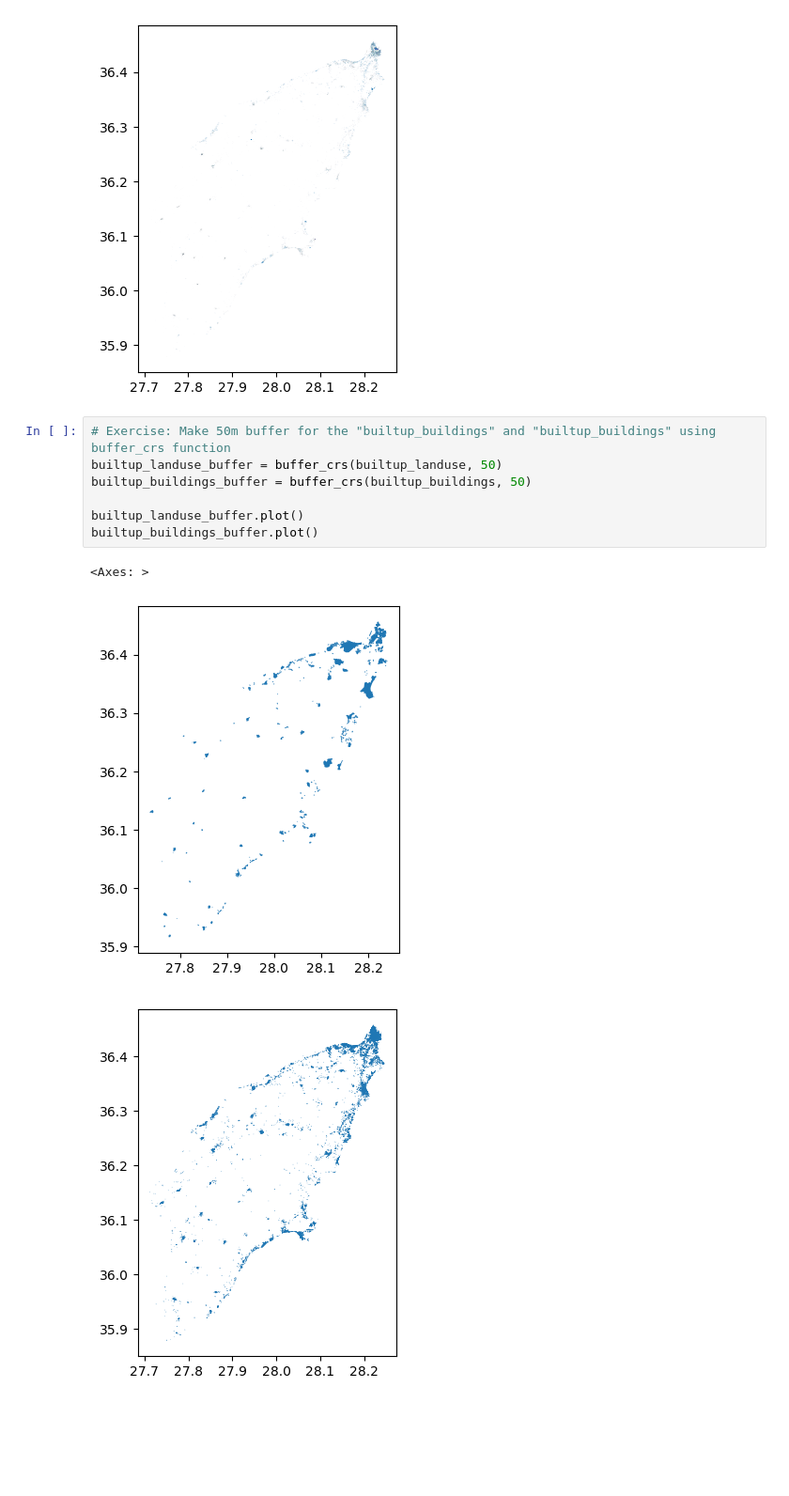
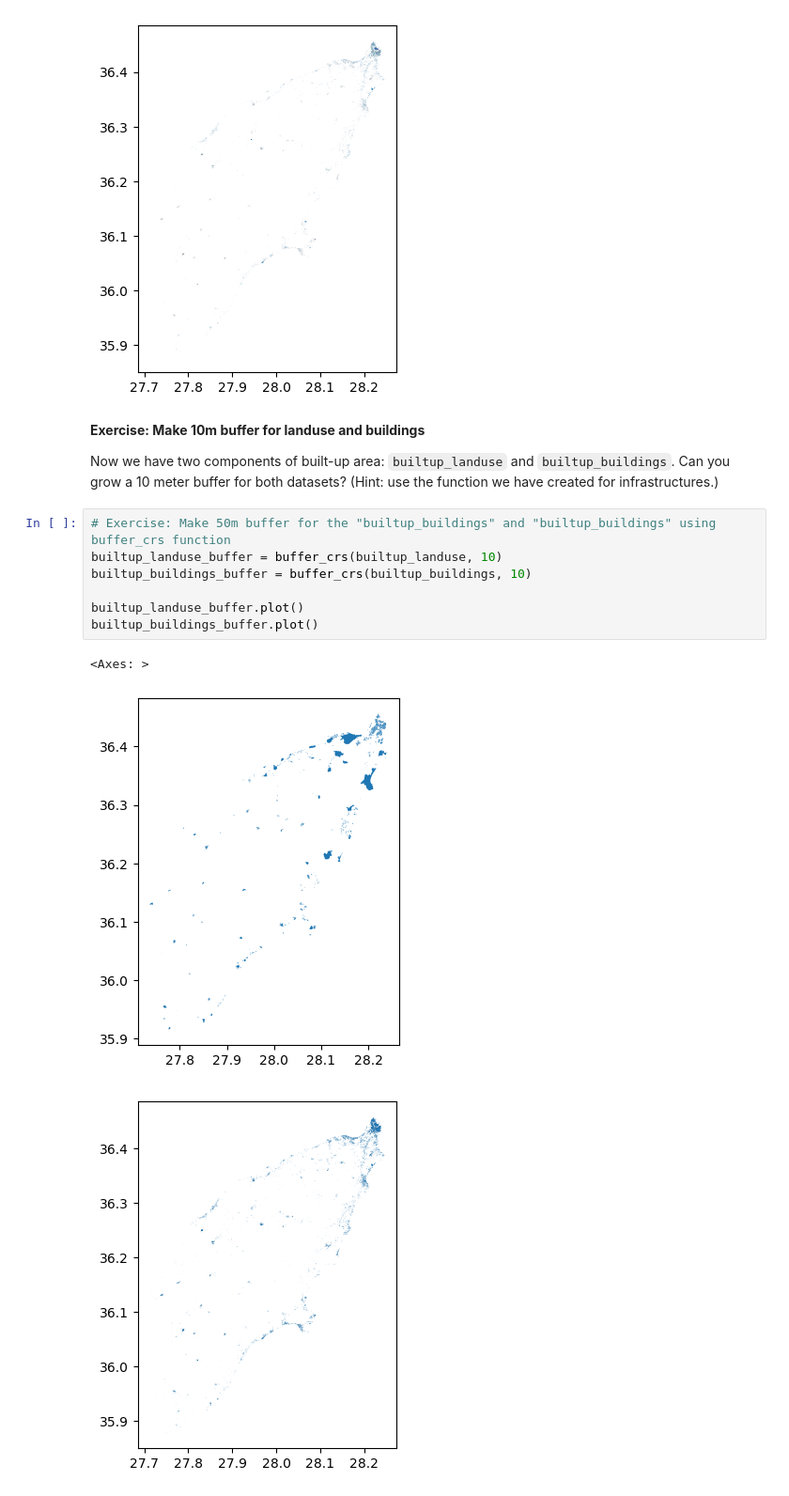
Before and after one commit to esciencecenter-digital-skills/geospatial-python, a Jupyter notebook: notebooks/07-vector-data-in-python.ipynb, the cells around one changed output. Shown: that part at 94% size. Cells and saved outputs as stored; diff of their text form; blank space fills up the shorter version.

Commit message:
add more descriptuions and exercises

```diff
--- a/notebooks/07-vector-data-in-python.ipynb
+++ b/notebooks/07-vector-data-in-python.ipynb
@@ -250,14 +272,18 @@ builtup_buildings.plot()
 # %% [output]
 <Axes: >
 [figure]
+# %% [markdown]
+**Exercise: Make 10m buffer for landuse and buildings**
+
+Now we have two components of built-up area: `builtup_landuse` and `builtup_buildings`. Can you grow a 10 meter buffer for both datasets? (Hint: use the function we have created for infrastructures.)
 # %%
 # Exercise: Make 50m buffer for the "builtup_buildings" and "builtup_buildings" using buffer_crs function
-builtup_landuse_buffer = buffer_crs(builtup_landuse, 50)
-builtup_buildings_buffer = buffer_crs(builtup_buildings, 50)
+builtup_landuse_buffer = buffer_crs(builtup_landuse, 10)
+builtup_buildings_buffer = buffer_crs(builtup_buildings, 10)
 
 builtup_landuse_buffer.plot()
 builtup_buildings_buffer.plot()
 # %% [output]
 <Axes: >
-[figure, old version]
+[figure, new version]
-[figure, old version]
+[figure, new version]
```
Also changed, not shown: parts of 29 cells of this notebook.
